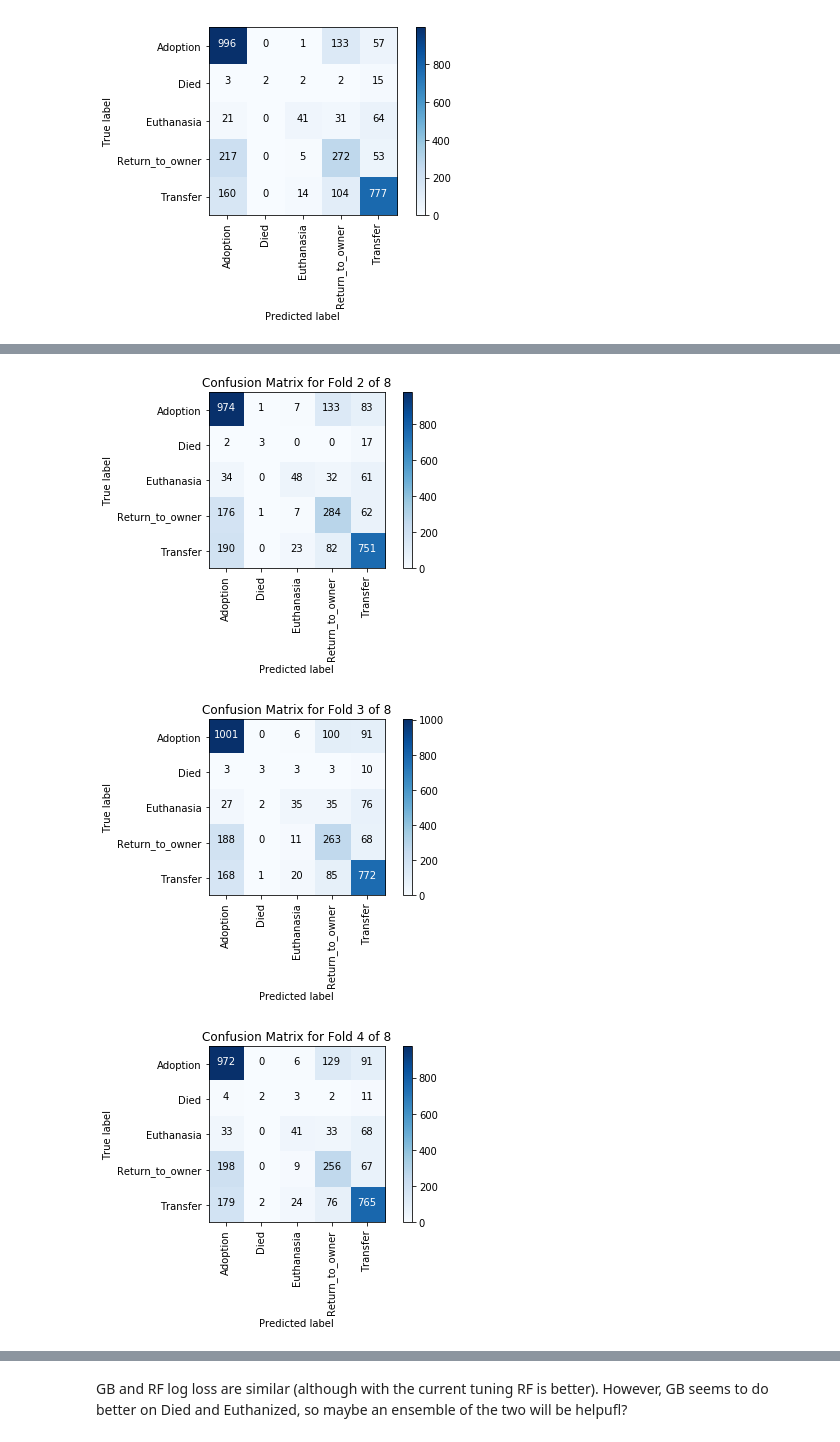
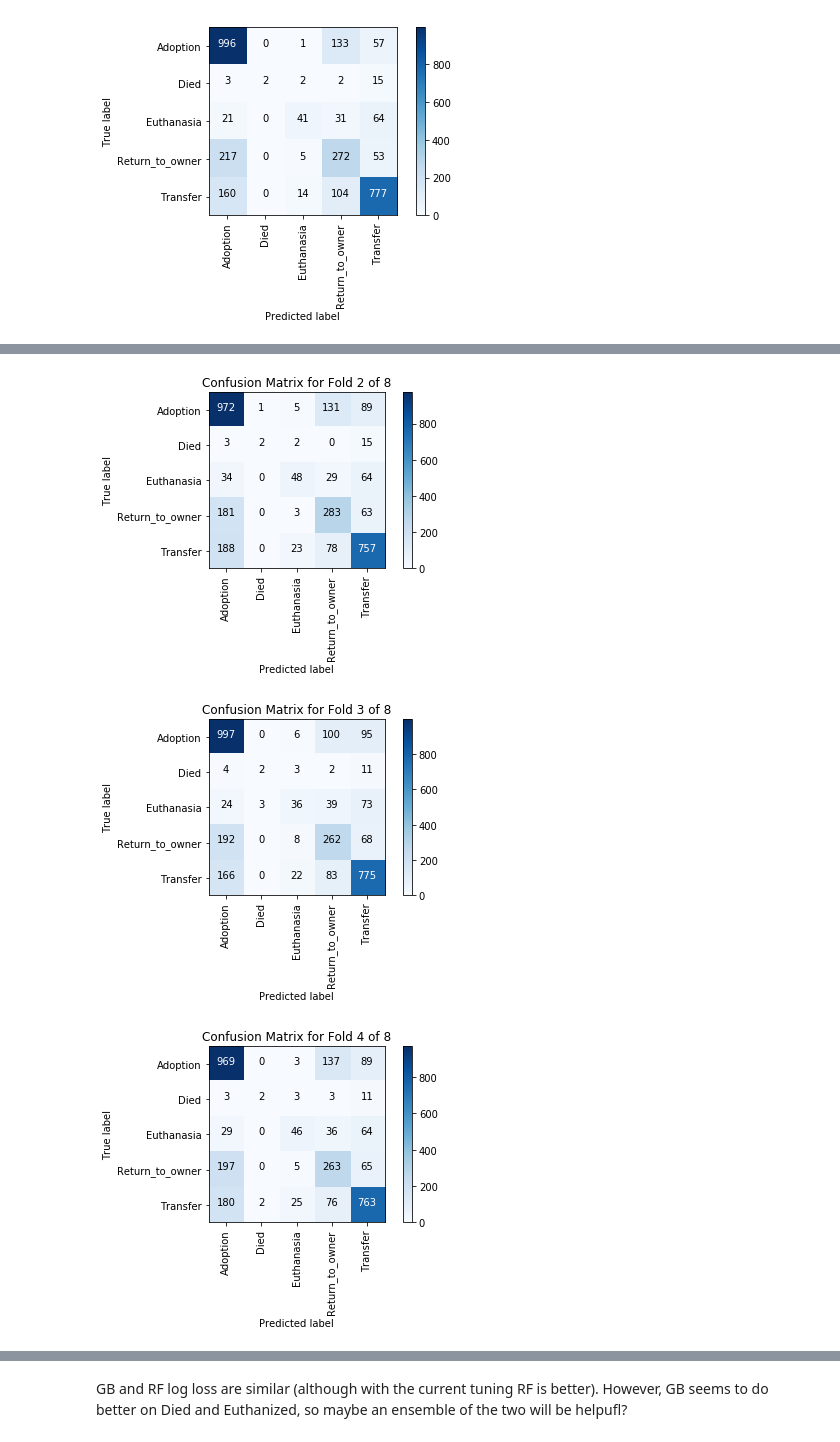
Before and after one commit to mspinelli/animal_shelter, a Jupyter notebook: Classify.ipynb, the cells around one changed output, grey strips where cells are left out. Drawn from its saved outputs; the diff is of its cells as text; code cells hidden in the pictures.

```diff
--- a/Classify.ipynb
+++ b/Classify.ipynb
@@ -576,5 +596,6 @@ Fitting 8 folds for each of 54 candidates, totalling 432 fits
 # %%
-gb_clf = GradientBoostingClassifier(n_estimators=50, max_depth=8, subsample=0.875, random_state=8)
+gb_clf = GradientBoostingClassifier(n_estimators=100, max_depth=8,
+                                    learning_rate=0.05, subsample=0.8, random_state=8)
 
 loss = TrainTest([], [])
 clfs = run_classifier_CV(gb_clf, train, test, target_names, loss, plot=True)
@@ -602,6 +623,6 @@ Avg. test log loss: 0.748020802793 +/- 0.02889927454
 [figure]
 [figure]
-[figure, old version]
+[figure, new version]
 [figure]
 [figure]
 [figure]
```
Also changed, not shown: parts of 9 cells of this notebook, 3 other files.
